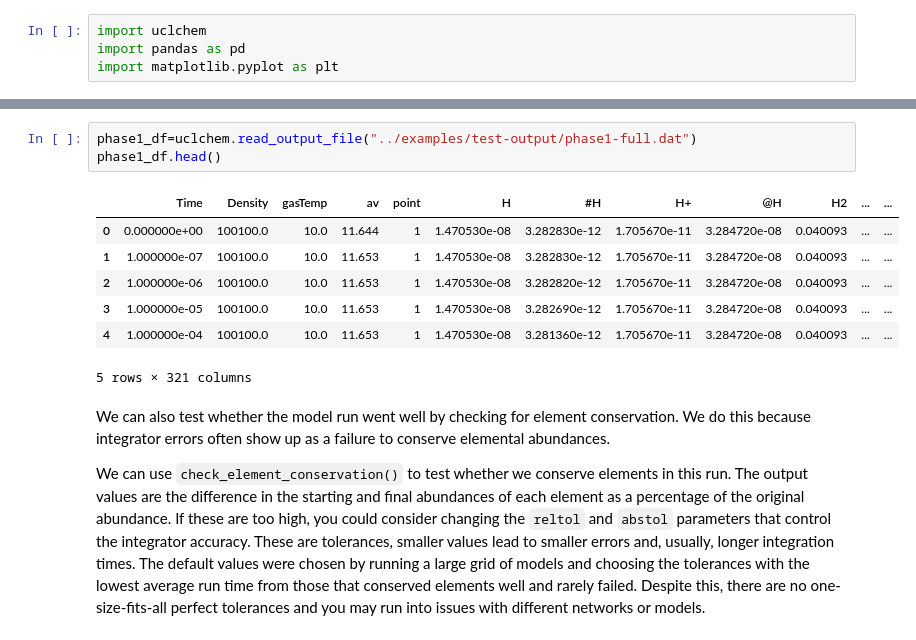
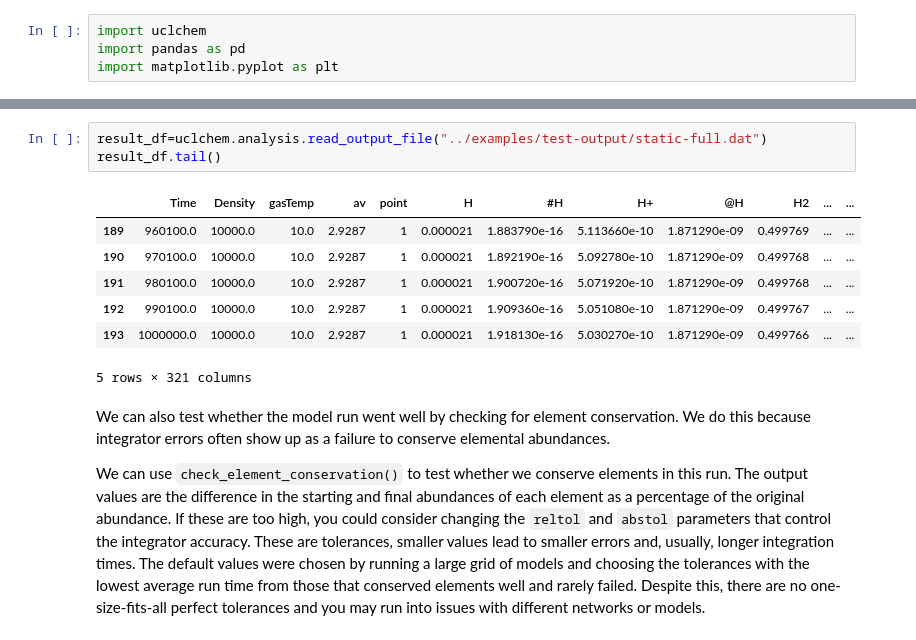
Before and after one commit to uclchem/UCLCHEM, a Jupyter notebook: Tutorials/first_model.ipynb, the cells around one changed output, grey strips where cells are left out. Drawn from its saved outputs; the diff is of its cells as text.

```diff
--- a/Tutorials/first_model.ipynb
+++ b/Tutorials/first_model.ipynb
@@ -39,13 +41,13 @@ The output file is just a simple csv with some header rows, UCLCHEM has a utilit
 # %%
-phase1_df=uclchem.read_output_file("../examples/test-output/phase1-full.dat")
-phase1_df.head()
+result_df=uclchem.analysis.read_output_file("../examples/test-output/static-full.dat")
+result_df.tail()
 # %% [output]
 |  | Time | Density | gasTemp | av | point | H | #H | H+ | @H | H2 | ... | ... |
-| 0 | 0.000000e+00 | 100100.0 | 10.0 | 11.644 | 1 | 1.470530e-08 | 3.282830e-12 | 1.705670e-11 | 3.284720e-08 | 0.040093 | ... | ... |
-| 1 | 1.000000e-07 | 100100.0 | 10.0 | 11.653 | 1 | 1.470530e-08 | 3.282830e-12 | 1.705670e-11 | 3.284720e-08 | 0.040093 | ... | ... |
-| 2 | 1.000000e-06 | 100100.0 | 10.0 | 11.653 | 1 | 1.470530e-08 | 3.282820e-12 | 1.705670e-11 | 3.284720e-08 | 0.040093 | ... | ... |
-| 3 | 1.000000e-05 | 100100.0 | 10.0 | 11.653 | 1 | 1.470530e-08 | 3.282690e-12 | 1.705670e-11 | 3.284720e-08 | 0.040093 | ... | ... |
-| 4 | 1.000000e-04 | 100100.0 | 10.0 | 11.653 | 1 | 1.470530e-08 | 3.281360e-12 | 1.705670e-11 | 3.284720e-08 | 0.040093 | ... | ... |
+| 189 | 960100.0 | 10000.0 | 10.0 | 2.9287 | 1 | 0.000021 | 1.883790e-16 | 5.113660e-10 | 1.871290e-09 | 0.499769 | ... | ... |
+| 190 | 970100.0 | 10000.0 | 10.0 | 2.9287 | 1 | 0.000021 | 1.892190e-16 | 5.092780e-10 | 1.871290e-09 | 0.499768 | ... | ... |
+| 191 | 980100.0 | 10000.0 | 10.0 | 2.9287 | 1 | 0.000021 | 1.900720e-16 | 5.071920e-10 | 1.871290e-09 | 0.499768 | ... | ... |
+| 192 | 990100.0 | 10000.0 | 10.0 | 2.9287 | 1 | 0.000021 | 1.909360e-16 | 5.051080e-10 | 1.871290e-09 | 0.499767 | ... | ... |
+| 193 | 1000000.0 | 10000.0 | 10.0 | 2.9287 | 1 | 0.000021 | 1.918130e-16 | 5.030270e-10 | 1.871290e-09 | 0.499766 | ... | ... |
 5 rows × 321 columns
 # %% [markdown]
 We can also test whether the model run went well by checking for element conservation. We do this because integrator errors often show up as a failure to conserve elemental abundances.
```
Also changed, not shown: parts of 7 cells of this notebook, 46 other files.
